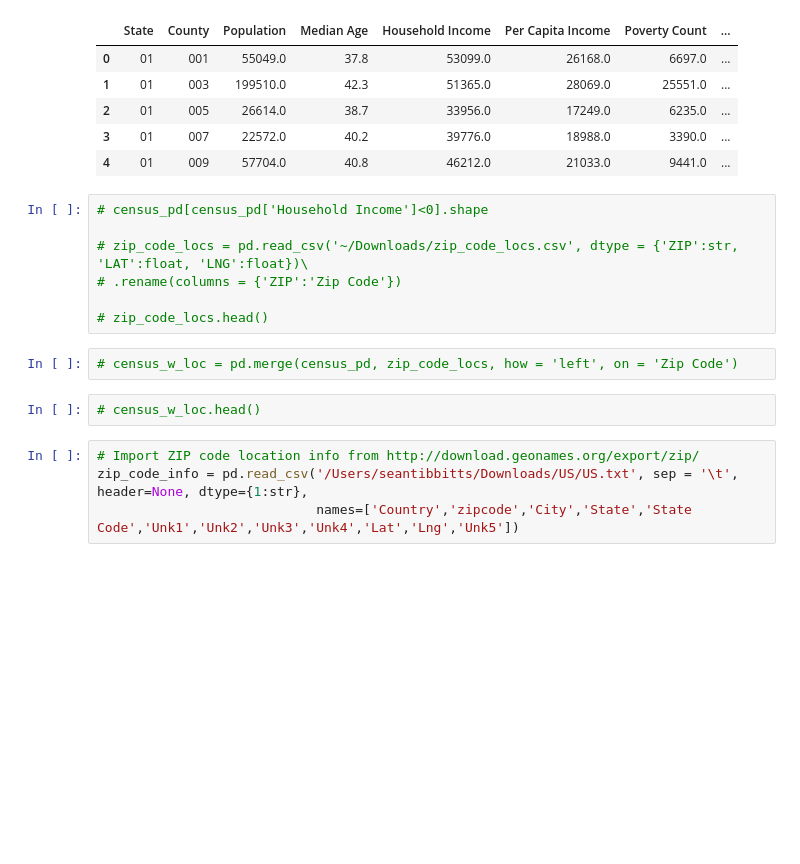
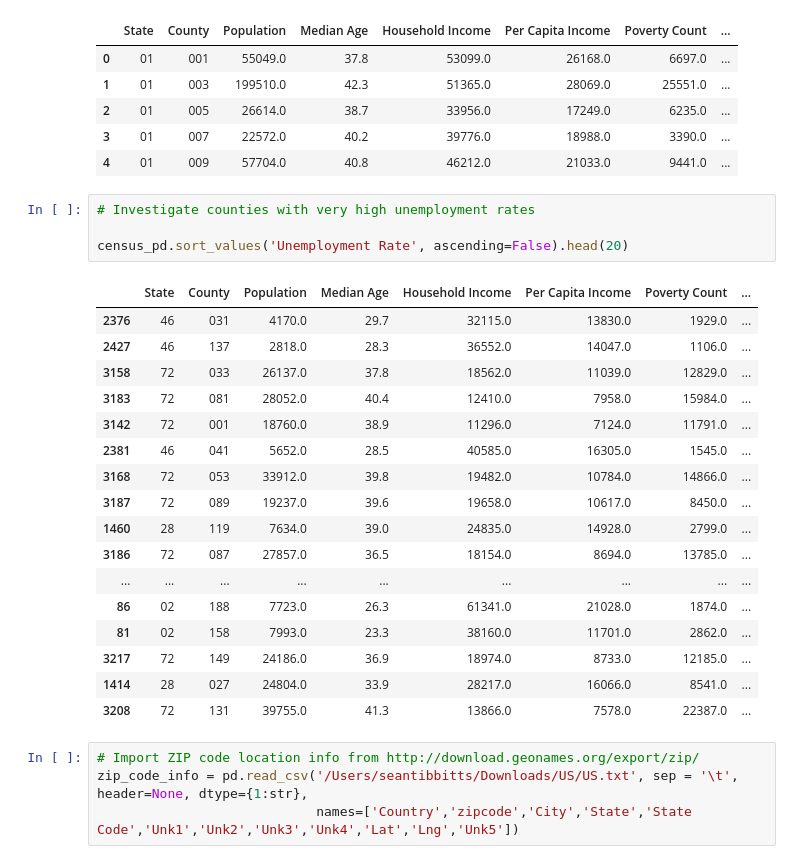
Before and after one commit to seantibbitts/project_1, a Jupyter notebook: Project 1 Draft.ipynb, the cells around one changed output. Saved outputs shown, nothing was run; the diff lists cells and outputs as text; blank space fills up the shorter version.

```diff
--- a/Project 1 Draft.ipynb
+++ b/Project 1 Draft.ipynb
@@ -68,17 +68,28 @@ census_pd.head()
 | 2 | 01 | 005 | 26614.0 | 38.7 | 33956.0 | 17249.0 | 6235.0 | ... |
 | 3 | 01 | 007 | 22572.0 | 40.2 | 39776.0 | 18988.0 | 3390.0 | ... |
 | 4 | 01 | 009 | 57704.0 | 40.8 | 46212.0 | 21033.0 | 9441.0 | ... |
-# %%
-# census_pd[census_pd['Household Income']<0].shape
-
-# zip_code_locs = pd.read_csv('~/Downloads/zip_code_locs.csv', dtype = {'ZIP':str, 'LAT':float, 'LNG':float})\
-# .rename(columns = {'ZIP':'Zip Code'})
-
-# zip_code_locs.head()
-# %%
-# census_w_loc = pd.merge(census_pd, zip_code_locs, how = 'left', on = 'Zip Code')
-# %%
-# census_w_loc.head()
+# %%
+# Investigate counties with very high unemployment rates
+
+census_pd.sort_values('Unemployment Rate', ascending=False).head(20)
+# %% [output]
+|  | State | County | Population | Median Age | Household Income | Per Capita Income | Poverty Count | ... |
+| 2376 | 46 | 031 | 4170.0 | 29.7 | 32115.0 | 13830.0 | 1929.0 | ... |
+| 2427 | 46 | 137 | 2818.0 | 28.3 | 36552.0 | 14047.0 | 1106.0 | ... |
+| 3158 | 72 | 033 | 26137.0 | 37.8 | 18562.0 | 11039.0 | 12829.0 | ... |
+| 3183 | 72 | 081 | 28052.0 | 40.4 | 12410.0 | 7958.0 | 15984.0 | ... |
+| 3142 | 72 | 001 | 18760.0 | 38.9 | 11296.0 | 7124.0 | 11791.0 | ... |
+| 2381 | 46 | 041 | 5652.0 | 28.5 | 40585.0 | 16305.0 | 1545.0 | ... |
+| 3168 | 72 | 053 | 33912.0 | 39.8 | 19482.0 | 10784.0 | 14866.0 | ... |
+| 3187 | 72 | 089 | 19237.0 | 39.6 | 19658.0 | 10617.0 | 8450.0 | ... |
+| 1460 | 28 | 119 | 7634.0 | 39.0 | 24835.0 | 14928.0 | 2799.0 | ... |
+| 3186 | 72 | 087 | 27857.0 | 36.5 | 18154.0 | 8694.0 | 13785.0 | ... |
+| ... | ... | ... | ... | ... | ... | ... | ... | ... |
+| 86 | 02 | 188 | 7723.0 | 26.3 | 61341.0 | 21028.0 | 1874.0 | ... |
+| 81 | 02 | 158 | 7993.0 | 23.3 | 38160.0 | 11701.0 | 2862.0 | ... |
+| 3217 | 72 | 149 | 24186.0 | 36.9 | 18974.0 | 8733.0 | 12185.0 | ... |
+| 1414 | 28 | 027 | 24804.0 | 33.9 | 28217.0 | 16066.0 | 8541.0 | ... |
+| 3208 | 72 | 131 | 39755.0 | 41.3 | 13866.0 | 7578.0 | 22387.0 | ... |
 # %%
 # Import ZIP code location info from http://download.geonames.org/export/zip/
 zip_code_info = pd.read_csv('/Users/seantibbitts/Downloads/US/US.txt', sep = '\t', header=None, dtype={1:str},
```
Also changed, not shown: parts of 32 cells of this notebook.
